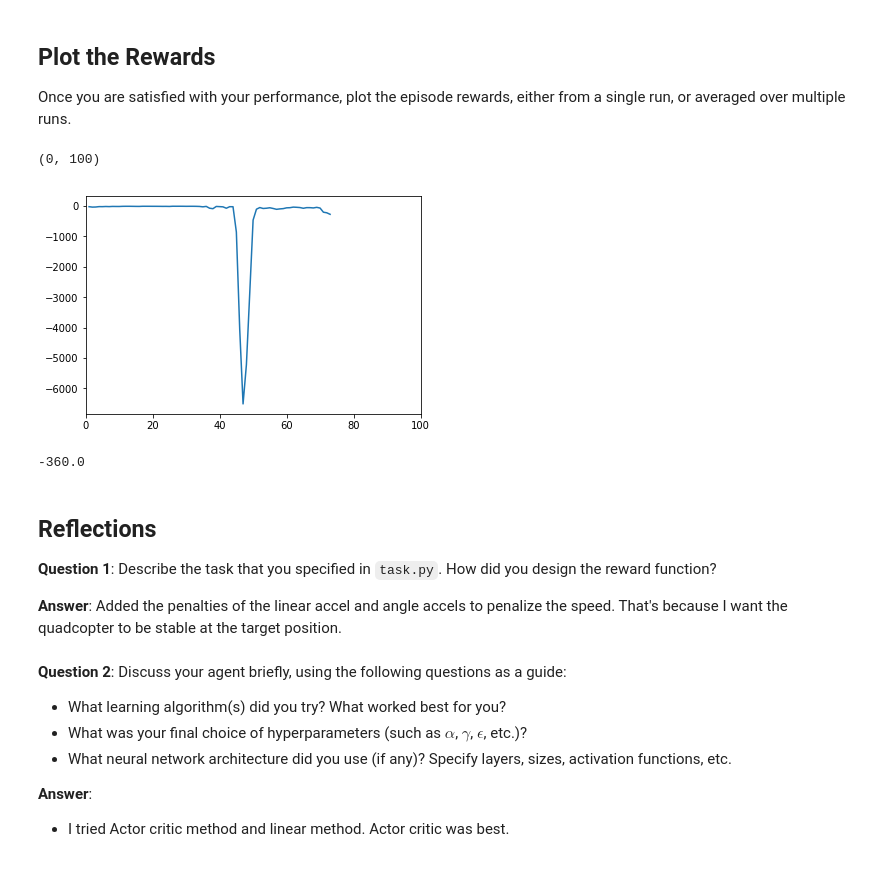
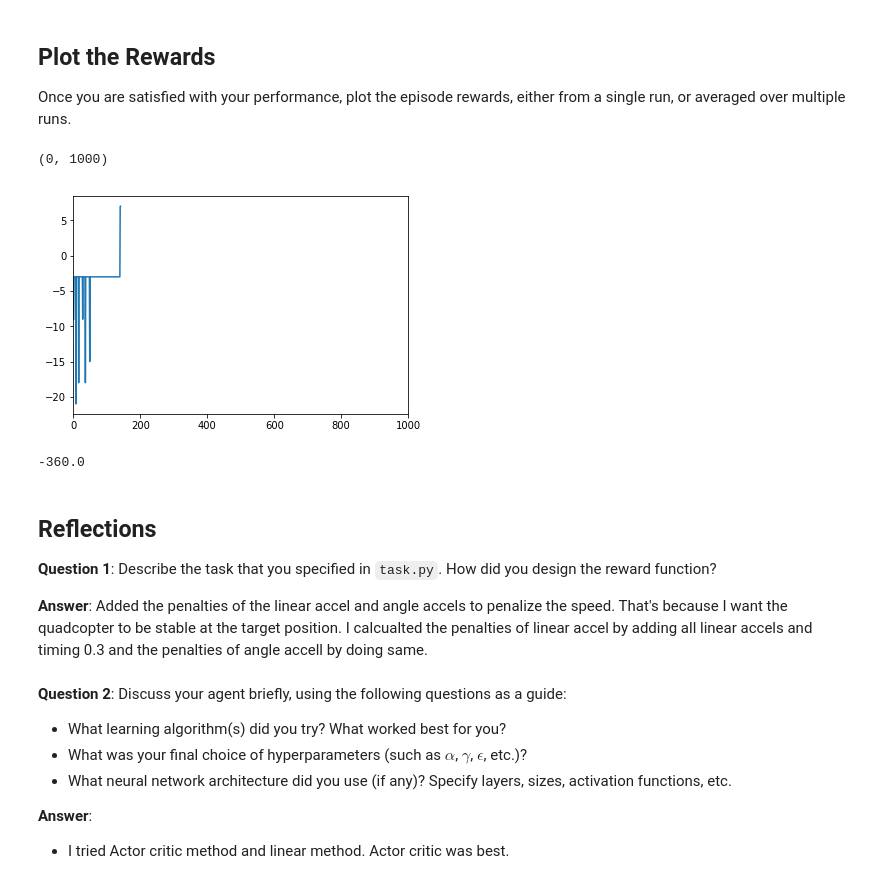
Before and after one commit to hidehiro98/RL-Quadcopter-2, a Jupyter notebook: Quadcopter_Project.ipynb, the cells around one changed output. Drawn from its saved outputs; the diff is of its cells as text; code cells hidden in the pictures.

```diff
--- a/Quadcopter_Project.ipynb
+++ b/Quadcopter_Project.ipynb
@@ -226,7 +226,7 @@ from agents.agent import DDPG
 
 # Modify the values below to give the quadcopter a different starting position.
 runtime = 5.                                     # time limit of the episode
-init_pose = np.array([0., 0., 10., 0., 0., 0.])  # initial pose
+init_pose = np.array([0., 0., 0., 0., 0., 0.])  # initial pose
 init_velocities = np.array([0., 0., 0.])         # initial velocities
 init_angle_velocities = np.array([0., 0., 0.])   # initial angle velocities
 file_output = 'data.txt'                         # file name for saved results
@@ -271,10 +271,11 @@ for i_episode in range(1, num_episodes+1):
             print("\rEpisode = {:4d}, total_reward = {:7.3f})".format(
                 i_episode, total_reward), end="")  # [debug]
             break
+
     results_reward['episodes'].append(i_episode)
     results_reward['score'].append(total_reward)
 
-    to_write = [task.sim.time] + list(task.sim.pose) + list(task.sim.v) + list(task.sim.angular_v) + list(rotor_speeds)
+    to_write = [task.sim.time] + list(task.sim.pose) + list(task.sim.v) + list(task.sim.angular_v) + list(action)
     for ii in range(len(labels)):
         results[labels[ii]].append(to_write[ii])
 
@@ -296,14 +312,17 @@ Once you are satisfied with your performance, plot the episode rewards, either f
 # %%
 ## TODO: Plot the rewards.
 
+import matplotlib.pyplot as plt
+%matplotlib inline
+
 plt.plot(results_reward['episodes'], results_reward['score'])
 axes = plt.gca()
-axes.set_xlim([0,100])
+axes.set_xlim([0,1000])
 # plt.legend()
 # _ = plt.ylim()
 # %% [output]
-(0, 100)
+(0, 1000)
-[figure, old version]
+[figure, new version]
 # %%
 results_reward['reward'][29]
 # %% [output]
@@ -313,7 +332,7 @@ results_reward['reward'][29]
 
 **Question 1**: Describe the task that you specified in `task.py`.  How did you design the reward function?
 
-**Answer**: Added the penalties of the linear accel and angle accels to penalize the speed.  That's because I want the quadcopter to be stable at the target position.
+**Answer**: Added the penalties of the linear accel and angle accels to penalize the speed.  That's because I want the quadcopter to be stable at the target position.  I calcualted the penalties of linear accel by adding all linear accels and timing 0.3 and the penalties of angle accell by doing same.
 # %% [markdown]
 **Question 2**: Discuss your agent briefly, using the following questions as a guide:
 
```
Also changed, not shown: parts of 4 cells of this notebook, 2 other files.
